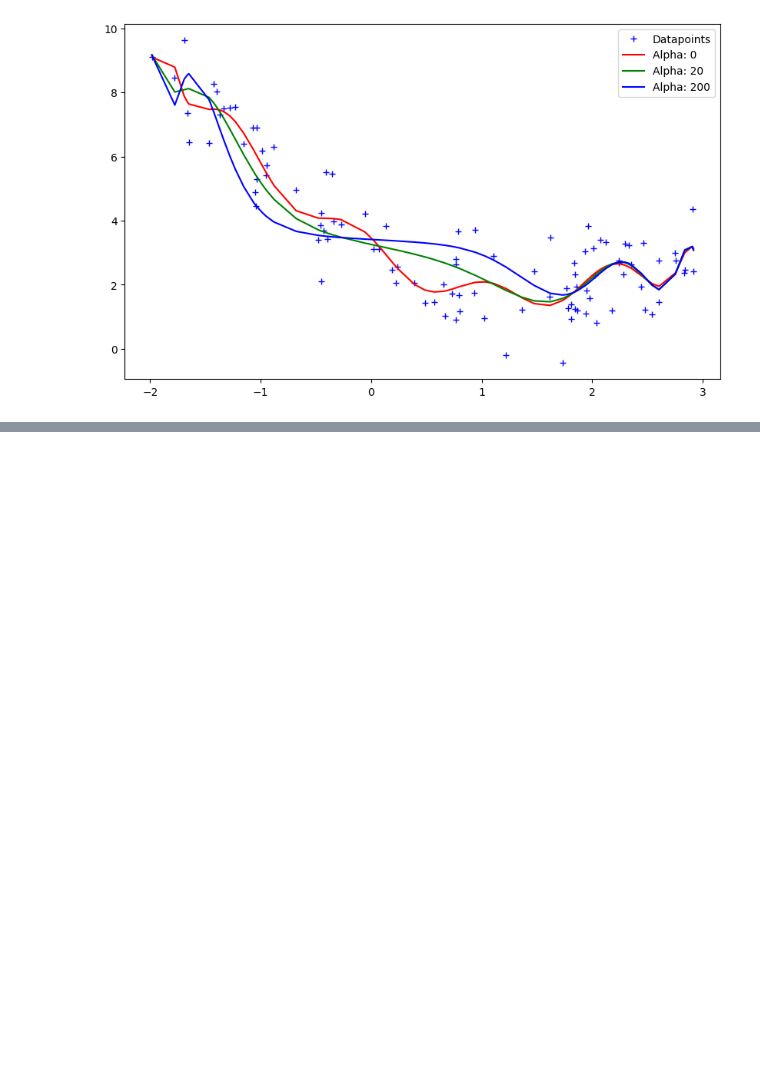
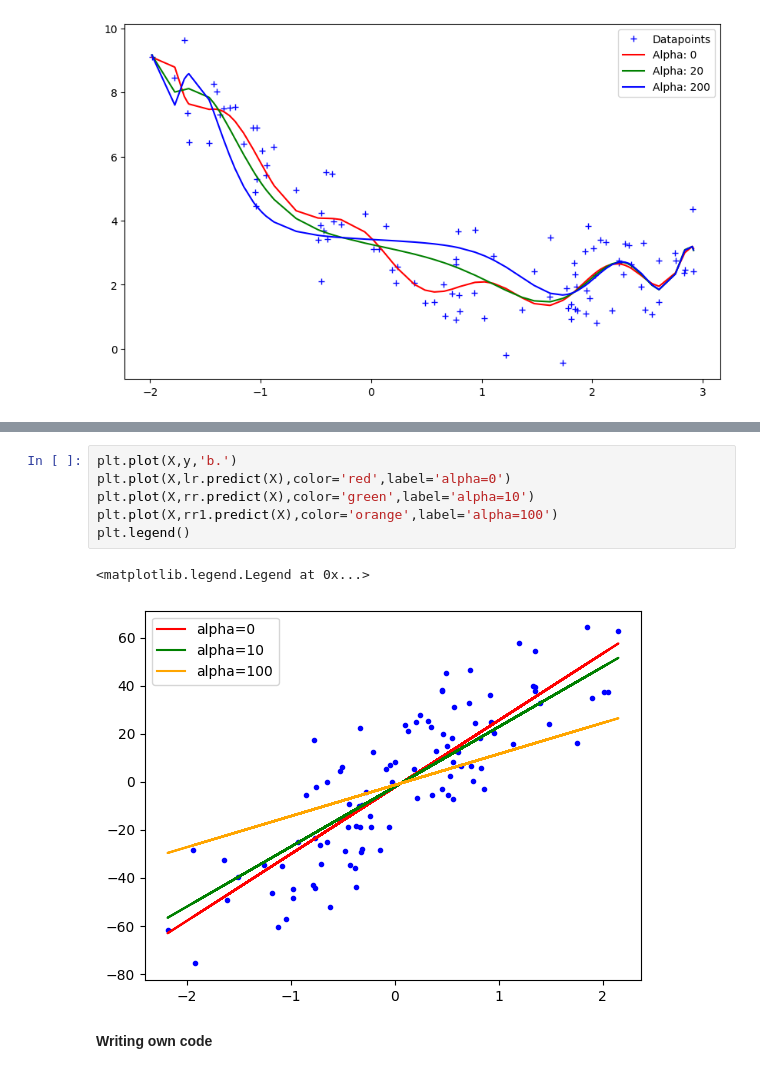
Before and after one commit to Avit-hodibu/Regression, a Jupyter notebook: Bias_variance.ipynb, the cells around one changed output, grey strips where cells are left out. Saved outputs shown, nothing was run; the diff lists cells and outputs as text; blank space fills up the shorter version.

```diff
--- a/Bias_variance.ipynb
+++ b/Bias_variance.ipynb
@@ -133,0 +182,11 @@ plt.show()
+# %%
+plt.plot(X,y,'b.')
+plt.plot(X,lr.predict(X),color='red',label='alpha=0')
+plt.plot(X,rr.predict(X),color='green',label='alpha=10')
+plt.plot(X,rr1.predict(X),color='orange',label='alpha=100')
+plt.legend()
+# %% [output]
+<matplotlib.legend.Legend at 0x...>
+[figure, added]
+# %% [markdown]
+**Writing own code**
```
Also changed, not shown: parts of 17 cells of this notebook.
